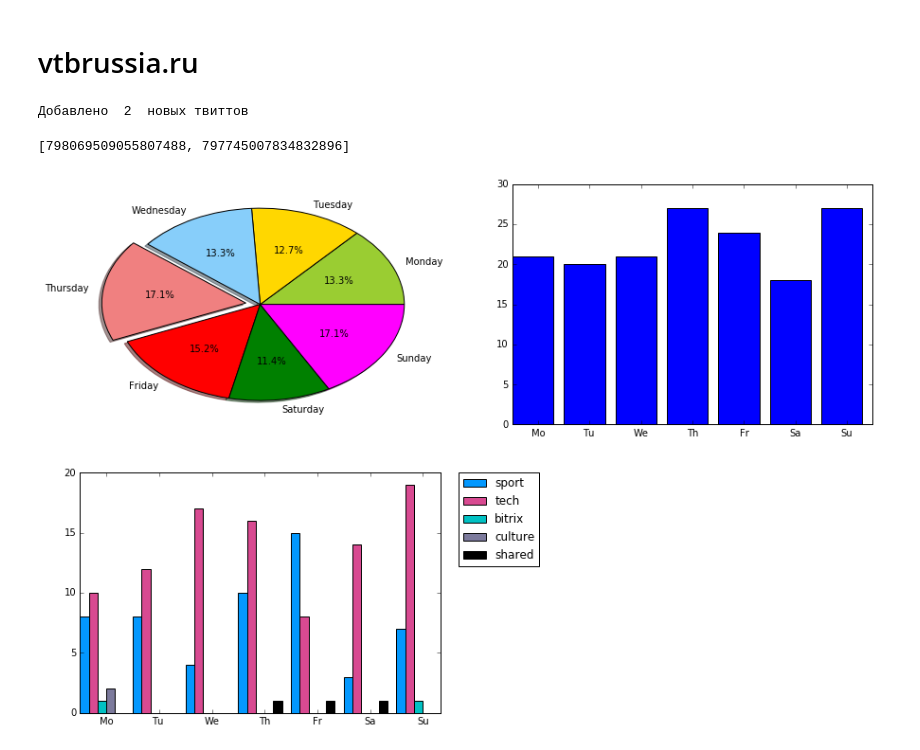
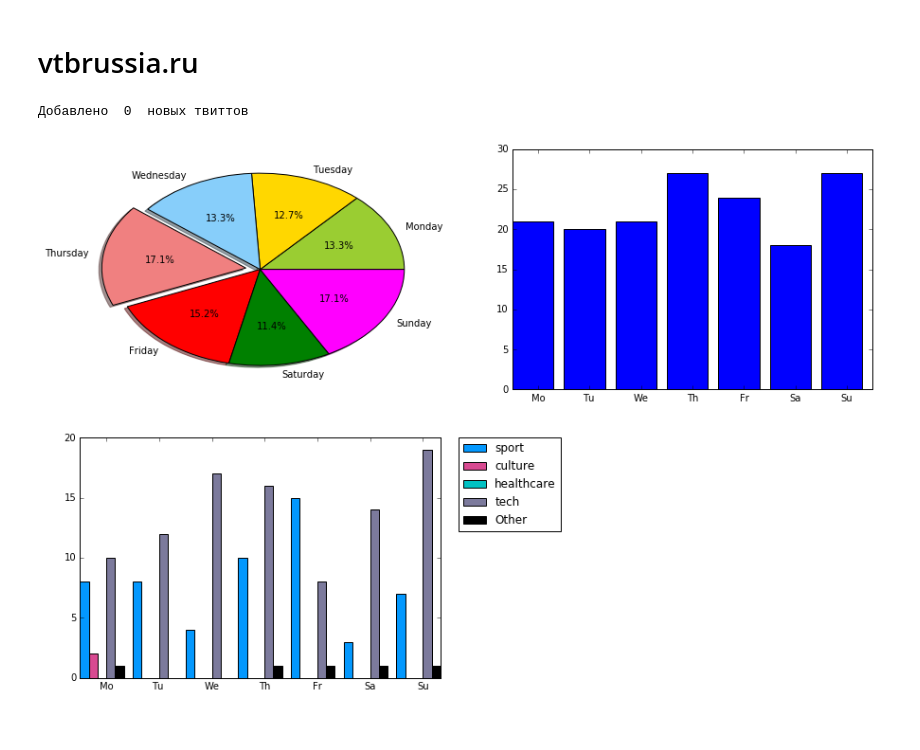
Before and after one commit to lexnekr/vtbtwitter, a Jupyter notebook: real.ipynb, the cells around one changed output. Drawn from its saved outputs; the diff is of its cells as text; code cells hidden in the pictures.

Commit message:
Добавлен фильтр в функцию построения гистограмм/диаграмм и функции получения списка страниц с числом упоминаний (и построение гистограммы частоты упоминаний)

```diff
--- a/real.ipynb
+++ b/real.ipynb
@@ -9,16 +9,15 @@ api = tw_oauth('./auth.k') #Подключение Twitter Api
 conn = sqlite3.connect('vtb.db') # Подключение БД
 dbname = 'vtbrussia' #Имя БД
 # %%
-twidlist = tw_searchembedded-picture 'vtbrussia.ru', conn, dbname, pres = True, returnlist = True)
+twidlist = tw_search_and_add(api, 'vtbrussia.ru', conn, dbname, pres = True)
 twidlist
 # %% [output]
-Добавлено  2  новых твиттов
+Добавлено  0  новых твиттов
-[798069509055807488, 797745007834832896]
 # %%
 tw_info_add(api, twidlist, conn, dbname, domain = 'vtbrussia.ru')
 # %%
-graph_tw_days_full(conn, dbname)
+graph_tw_days_full(conn, dbname, dtwsectlabels = ['sport', 'culture', 'healthcare', 'tech'])
 # %% [output]
-[figure, old version]
+[figure, new version]
 # %%
 set_real_expurls(conn, 'vtbrussia', 'vtbrussia.ru')
```
Also changed, not shown: 5 other files.
